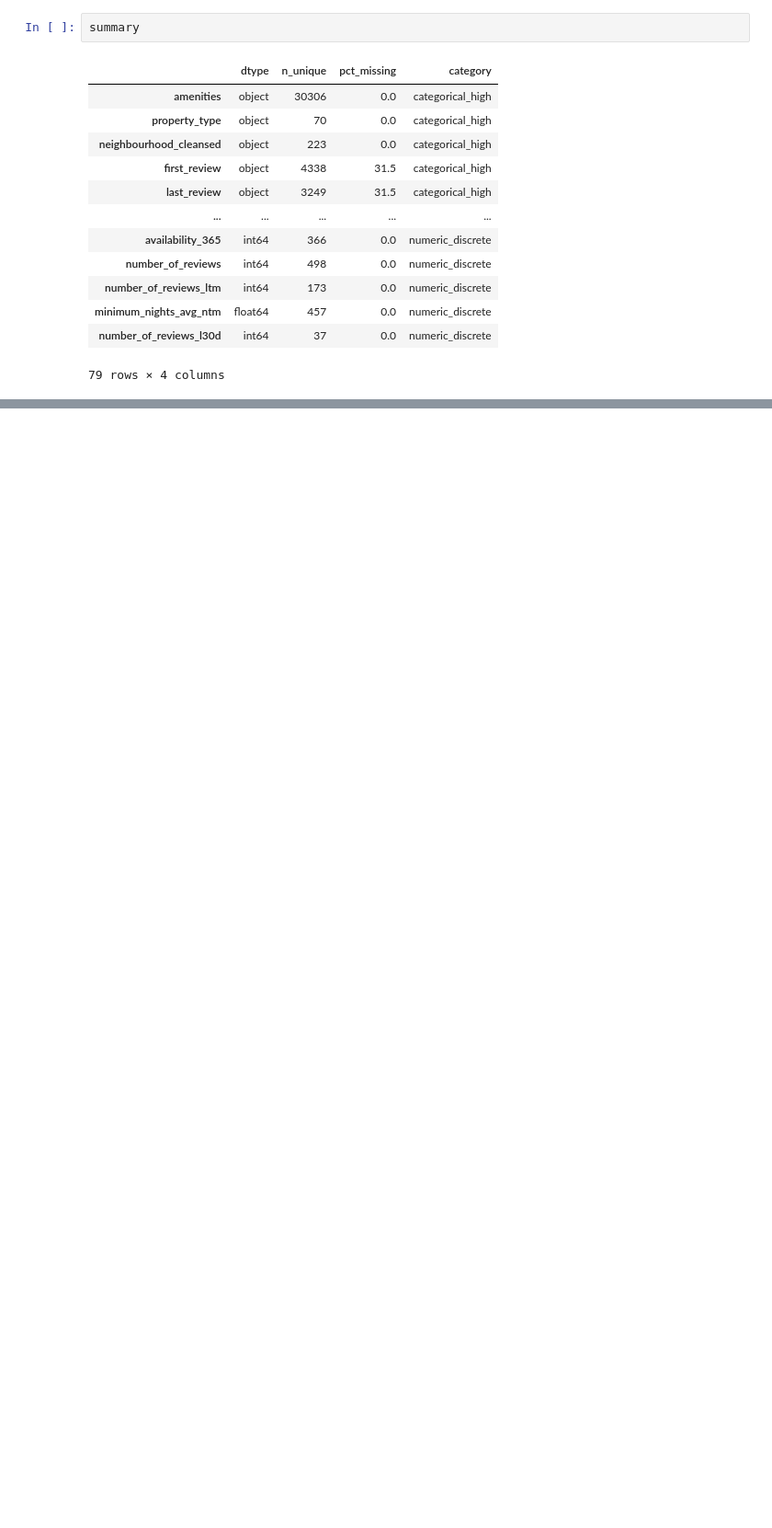
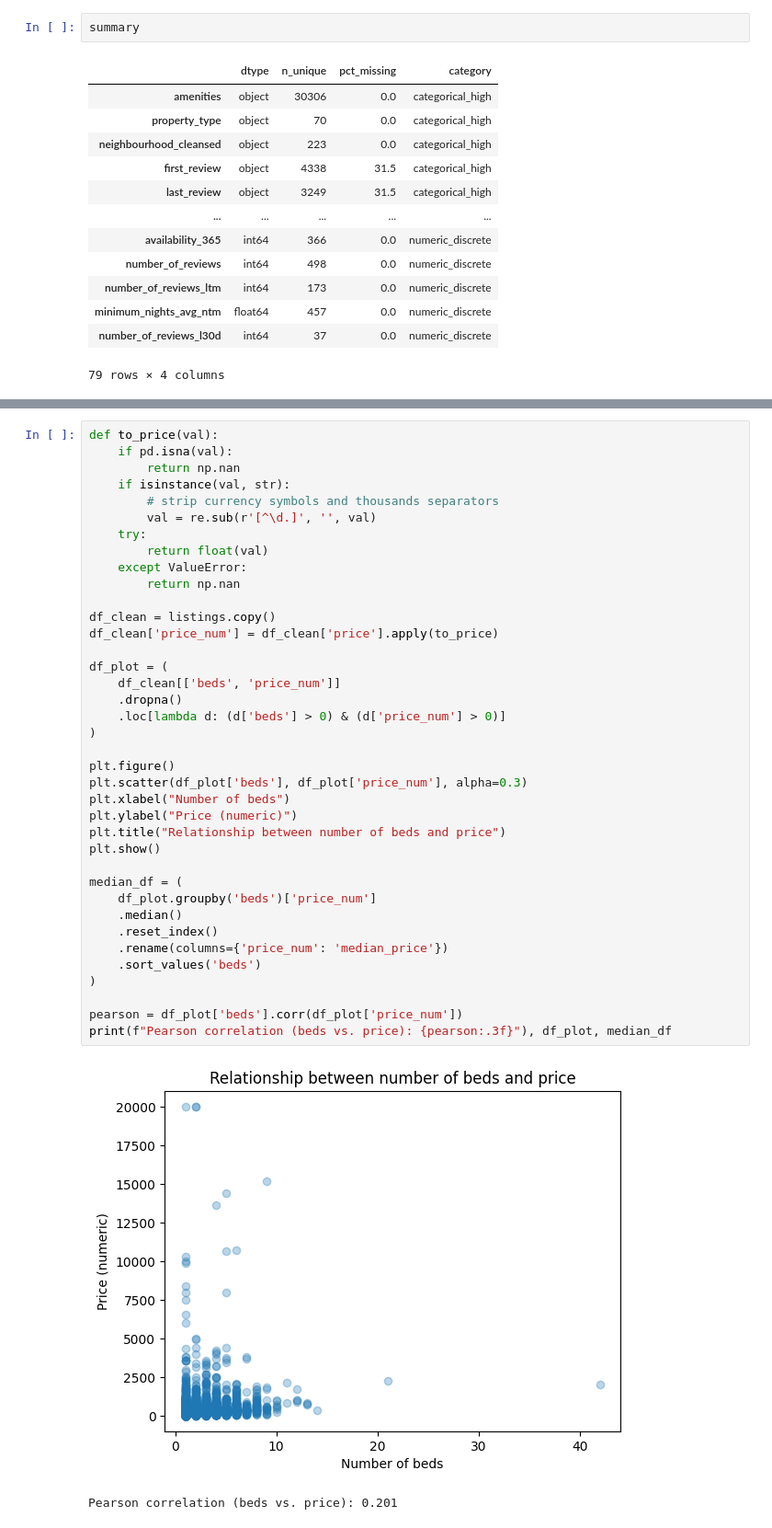
Before and after one commit to UrayLaszlo/Airbnb_project, a Jupyter notebook: nyc_airbnb_02_analysis.ipynb, the cells around one changed output, grey strips where cells are left out. Shown at 92% size. Cells and saved outputs as stored; diff of their text form; blank space fills up the shorter version.

```diff
--- a/nyc_airbnb_02_analysis.ipynb
+++ b/nyc_airbnb_02_analysis.ipynb
@@ -118,0 +120,41 @@ summary.describe()
+# %%
+def to_price(val):
+    if pd.isna(val):
+        return np.nan
+    if isinstance(val, str):
+        # strip currency symbols and thousands separators
+        val = re.sub(r'[^\d.]', '', val)
+    try:
+        return float(val)
+    except ValueError:
+        return np.nan
+
+df_clean = listings.copy()
+df_clean['price_num'] = df_clean['price'].apply(to_price)
+
+df_plot = (
+    df_clean[['beds', 'price_num']]
+    .dropna()
+    .loc[lambda d: (d['beds'] > 0) & (d['price_num'] > 0)]
+)
+
+plt.figure()
+plt.scatter(df_plot['beds'], df_plot['price_num'], alpha=0.3)
+plt.xlabel("Number of beds")
+plt.ylabel("Price (numeric)")
+plt.title("Relationship between number of beds and price")
+plt.show()
+
+median_df = (
+    df_plot.groupby('beds')['price_num']
+    .median()
+    .reset_index()
+    .rename(columns={'price_num': 'median_price'})
+    .sort_values('beds')
+)
+
+pearson = df_plot['beds'].corr(df_plot['price_num'])
+print(f"Pearson correlation (beds vs. price): {pearson:.3f}"), df_plot, median_df
+# %% [output]
+[figure, added]
+Pearson correlation (beds vs. price): 0.201
```
Also changed, not shown: parts of 10 cells of this notebook.
